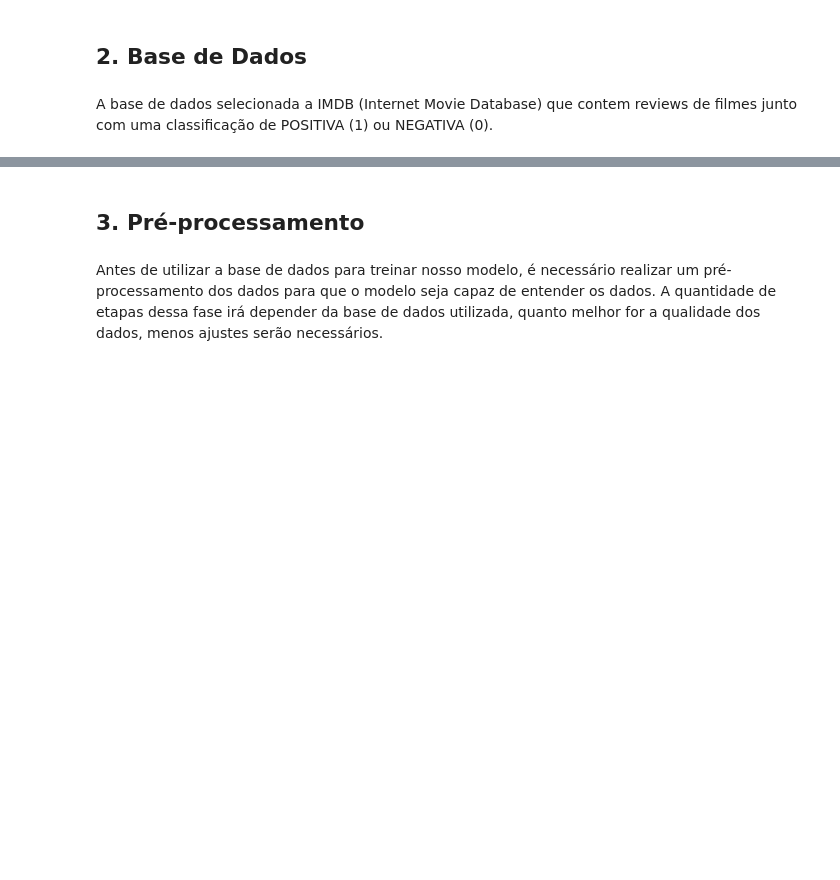
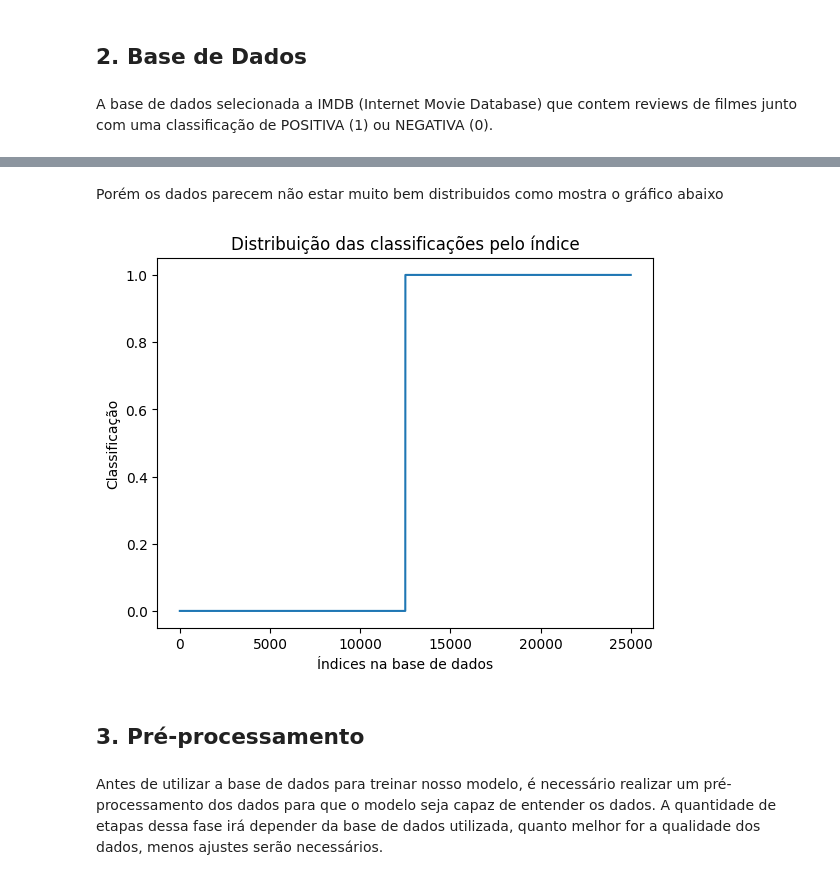
Before and after one commit to pedrosena138/imdb-sentiment-analysis, a Jupyter notebook: IMDB_Sentiment_Analysis.ipynb, the cells around one changed output, grey strips where cells are left out. Saved outputs shown, nothing was run; the diff lists cells and outputs as text; code cells hidden in the pictures; blank space fills up the shorter version.

```diff
--- a/IMDB_Sentiment_Analysis.ipynb
+++ b/IMDB_Sentiment_Analysis.ipynb
@@ -73,3 +87,13 @@ Label: 0
+# %% [markdown]
+Porém os dados parecem não estar muito bem distribuidos como mostra o gráfico abaixo
+# %%
+train_df['label'].plot()
+plt.ylabel('Classificação')
+plt.xlabel('Índices na base de dados')
+plt.title('Distribuição das classificações pelo índice')
+plt.show()
+# %% [output]
+[figure, added]
 # %% [markdown]
 ## 3. Pré-processamento
 # %% [markdown]
```
Also changed, not shown: parts of 21 cells of this notebook.
